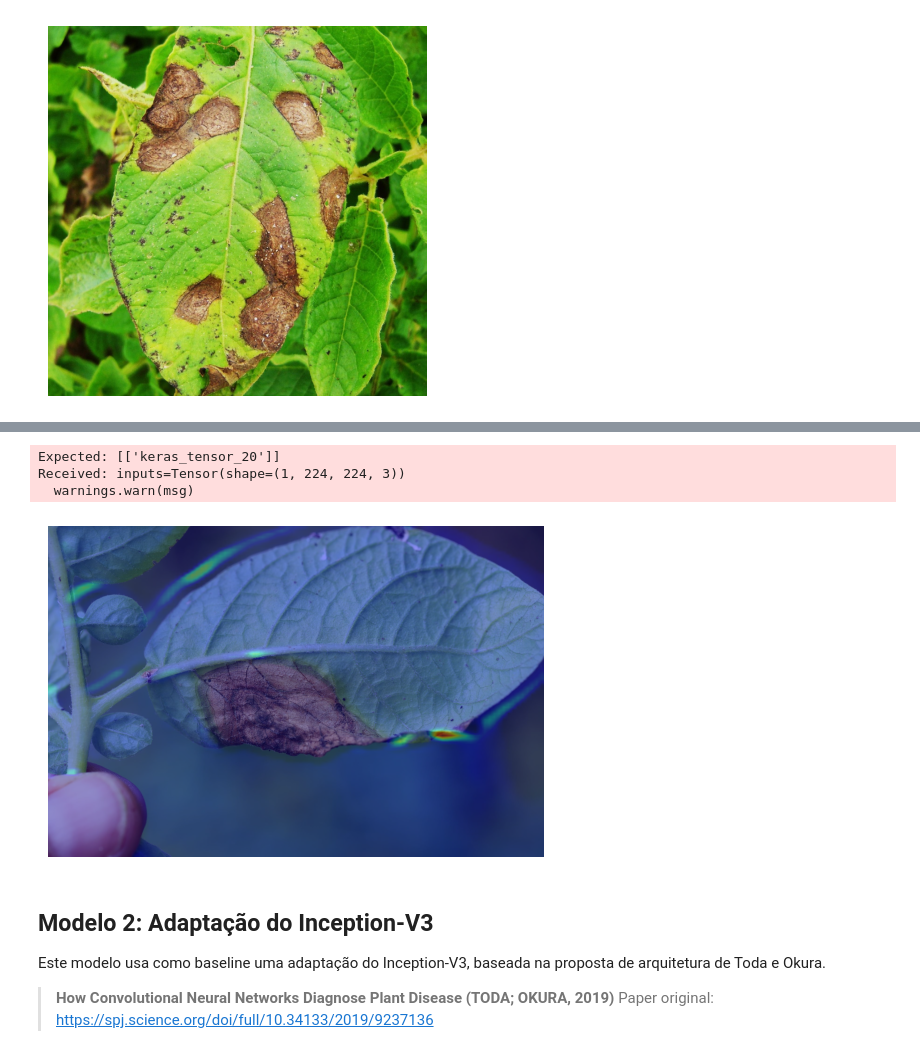
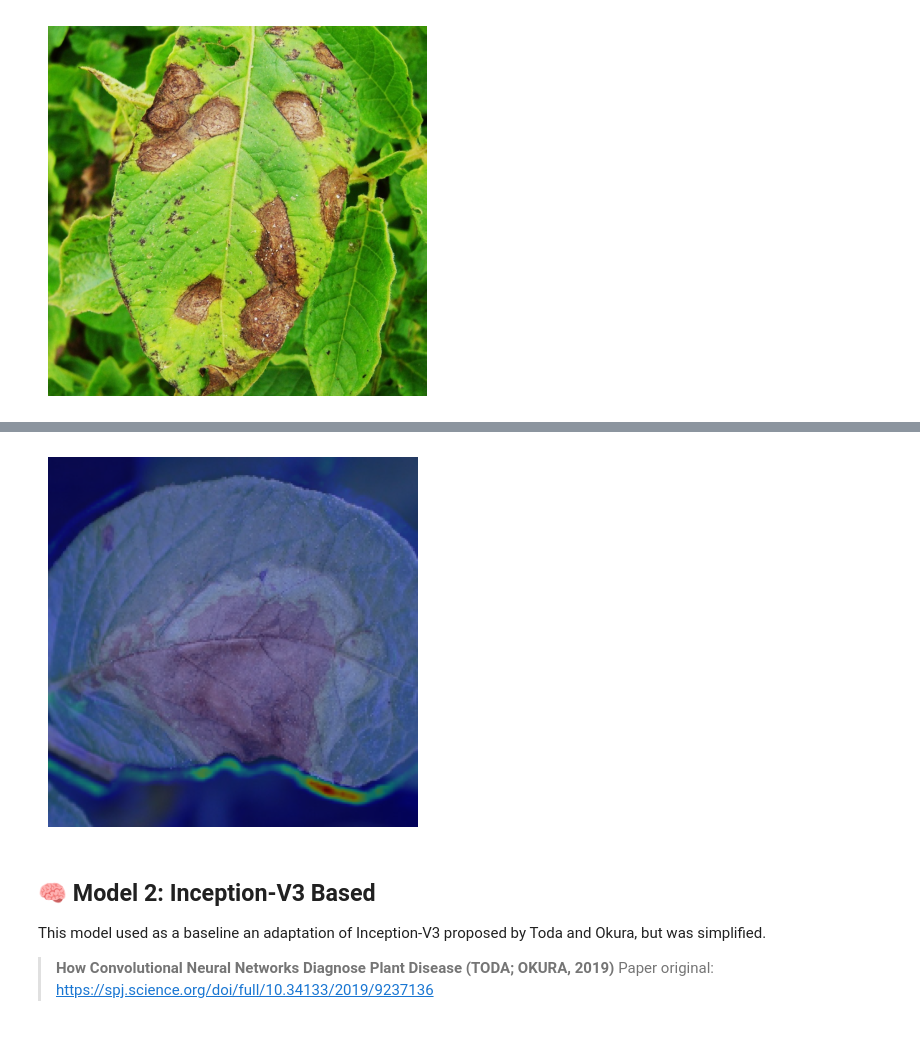
Before and after one commit to matt-ritton/api.verdant, a Jupyter notebook: verdant_cnn_playground.ipynb, the cells around one changed output, grey strips where cells are left out. Cells and saved outputs as stored; diff of their text form; code cells hidden in the pictures.

```diff
--- a/verdant_cnn_playground.ipynb
+++ b/verdant_cnn_playground.ipynb
@@ -507,3 +520,22 @@ model_1.compile(
+# %%
+# Build the CNN model
+model_1 = Sequential([
+    Conv2D(10, 3, activation='relu', input_shape=(224, 224, 3)),
+    Conv2D(10, 3, activation='relu'),
+    MaxPooling2D((2,2)),
+    Conv2D(10, 3, activation='relu'),
+    Conv2D(10, 3, activation='relu'),
+    MaxPooling2D((2,2)),
+    Flatten(),
+    Dense(3, activation='softmax'),
+])
+
+# Compile our CNN
+model_1.compile(
+    loss="categorical_crossentropy",
+    optimizer=Adam(),
+    metrics=["accuracy", "precision", "recall"]
+)
 # %%
 model_1.summary()
 # %% [output]
@@ -601,17 +632,15 @@ pred_and_plot(model_1, img_path_2, class_names)
 # %%
-img_array_2 = tf.expand_dims(load_and_prep_image(img_path_2), axis=0)
+img_tensor_2 = load_and_prep_image(img_path_2)
+img_batch_2 = tf.expand_dims(img_tensor_2, axis=0)
 
-heatmap_2 = make_gradcam_heatmap(img_array_2, model_1)
-save_and_display_gradcam(img_path_2, heatmap_2)
+heatmap_2 = make_gradcam_heatmap(img_batch_2, model_1)
+save_and_display_gradcam(img_tensor_2, heatmap_2)
 # %% [output]
-Expected: [['keras_tensor_20']]
-Received: inputs=Tensor(shape=(1, 224, 224, 3))
-  warnings.warn(msg)
-[figure, old version]
+[figure, new version]
 # %% [markdown]
-## Modelo 2: Adaptação do Inception-V3
+## 🧠 Model 2: Inception-V3 Based
 
-Este modelo usa como baseline uma adaptação do Inception-V3, baseada na proposta de arquitetura de Toda e Okura.
+This model used as a baseline an adaptation of Inception-V3 proposed by Toda and Okura, but was simplified.
 
 > **How Convolutional Neural Networks Diagnose Plant Disease (TODA; OKURA, 2019)**
 Paper original: https://spj.science.org/doi/full/10.34133/2019/9237136
```
Also changed, not shown: parts of 73 cells of this notebook.
